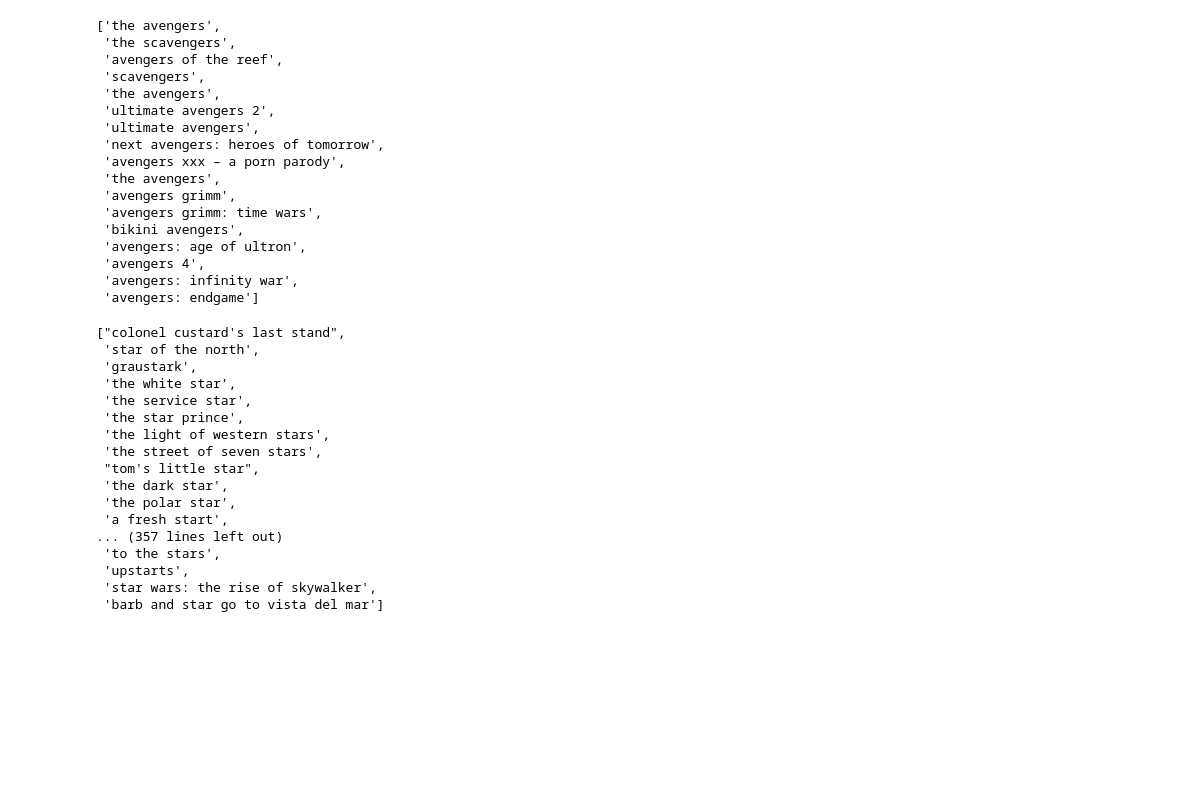
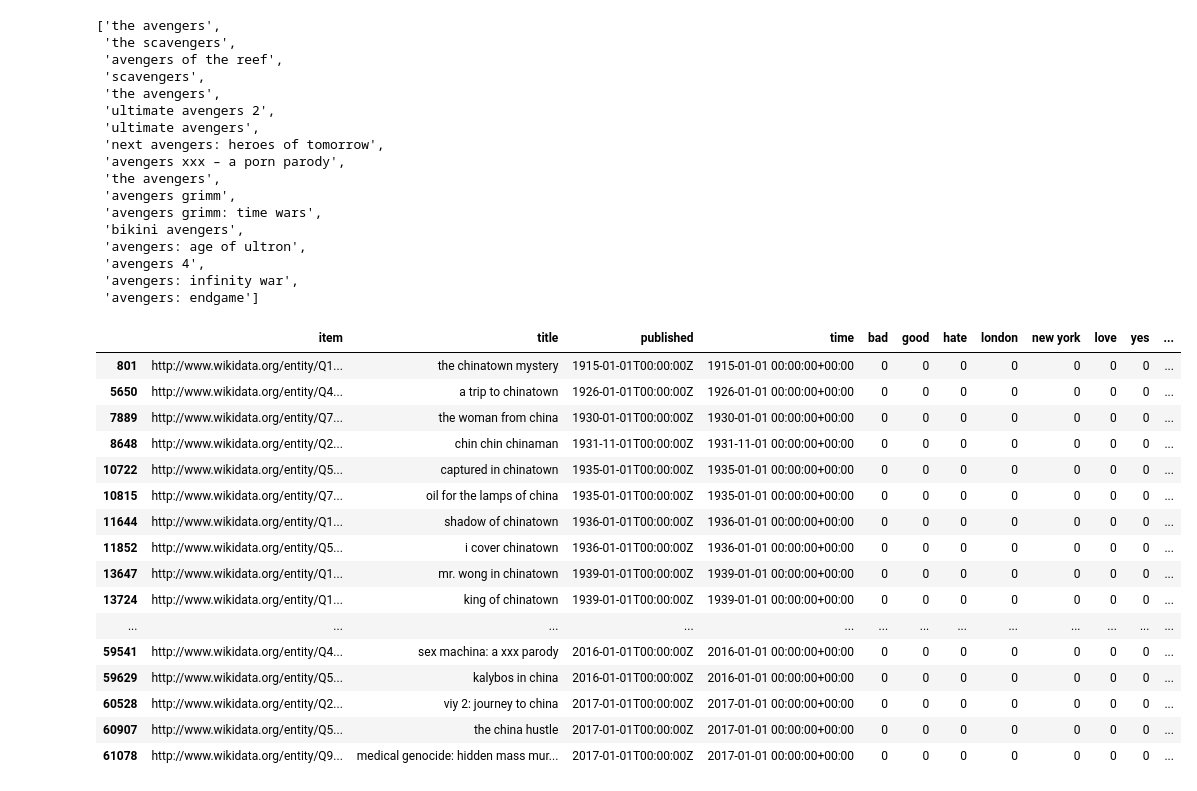
Before and after one commit to lisongx/film_title, a Jupyter notebook: src/data_cleaning.ipynb, the cells around one changed output. Drawn from its saved outputs; the diff is of its cells as text; code cells hidden in the pictures; blank space fills up the shorter version.

```diff
--- a/src/data_cleaning.ipynb
+++ b/src/data_cleaning.ipynb
@@ -366,23 +369,3 @@ len(day_list)
  'avengers 4',
  'avengers: infinity war',
  'avengers: endgame']
-# %%
-[title for title in df.title if 'star' in title]
-# %% [output]
-["colonel custard's last stand",
- 'star of the north',
- 'graustark',
- 'the white star',
- 'the service star',
- 'the star prince',
- 'the light of western stars',
- 'the street of seven stars',
- "tom's little star",
- 'the dark star',
- 'the polar star',
- 'a fresh start',
-... (357 lines left out)
- 'to the stars',
- 'upstarts',
- 'star wars: the rise of skywalker',
- 'barb and star go to vista del mar']
@@ -388,0 +388,20 @@ len(day_list)
+# %%
+df_word[df_word.china==1]
+# %% [output]
+|  | item | title | published | time | bad | good | hate | london | new york | love | yes | ... |
+| 801 | http://www.wikidata.org/entity/Q1... | the chinatown mystery | 1915-01-01T00:00:00Z | 1915-01-01 00:00:00+00:00 | 0 | 0 | 0 | 0 | 0 | 0 | 0 | ... |
+| 5650 | http://www.wikidata.org/entity/Q4... | a trip to chinatown | 1926-01-01T00:00:00Z | 1926-01-01 00:00:00+00:00 | 0 | 0 | 0 | 0 | 0 | 0 | 0 | ... |
+| 7889 | http://www.wikidata.org/entity/Q7... | the woman from china | 1930-01-01T00:00:00Z | 1930-01-01 00:00:00+00:00 | 0 | 0 | 0 | 0 | 0 | 0 | 0 | ... |
+| 8648 | http://www.wikidata.org/entity/Q2... | chin chin chinaman | 1931-11-01T00:00:00Z | 1931-11-01 00:00:00+00:00 | 0 | 0 | 0 | 0 | 0 | 0 | 0 | ... |
+| 10722 | http://www.wikidata.org/entity/Q5... | captured in chinatown | 1935-01-01T00:00:00Z | 1935-01-01 00:00:00+00:00 | 0 | 0 | 0 | 0 | 0 | 0 | 0 | ... |
+| 10815 | http://www.wikidata.org/entity/Q7... | oil for the lamps of china | 1935-01-01T00:00:00Z | 1935-01-01 00:00:00+00:00 | 0 | 0 | 0 | 0 | 0 | 0 | 0 | ... |
+| 11644 | http://www.wikidata.org/entity/Q1... | shadow of chinatown | 1936-01-01T00:00:00Z | 1936-01-01 00:00:00+00:00 | 0 | 0 | 0 | 0 | 0 | 0 | 0 | ... |
+| 11852 | http://www.wikidata.org/entity/Q5... | i cover chinatown | 1936-01-01T00:00:00Z | 1936-01-01 00:00:00+00:00 | 0 | 0 | 0 | 0 | 0 | 0 | 0 | ... |
+| 13647 | http://www.wikidata.org/entity/Q1... | mr. wong in chinatown | 1939-01-01T00:00:00Z | 1939-01-01 00:00:00+00:00 | 0 | 0 | 0 | 0 | 0 | 0 | 0 | ... |
+| 13724 | http://www.wikidata.org/entity/Q1... | king of chinatown | 1939-01-01T00:00:00Z | 1939-01-01 00:00:00+00:00 | 0 | 0 | 0 | 0 | 0 | 0 | 0 | ... |
+| ... | ... | ... | ... | ... | ... | ... | ... | ... | ... | ... | ... | ... |
+| 59541 | http://www.wikidata.org/entity/Q4... | sex machina: a xxx parody | 2016-01-01T00:00:00Z | 2016-01-01 00:00:00+00:00 | 0 | 0 | 0 | 0 | 0 | 0 | 0 | ... |
+| 59629 | http://www.wikidata.org/entity/Q5... | kalybos in china | 2016-01-01T00:00:00Z | 2016-01-01 00:00:00+00:00 | 0 | 0 | 0 | 0 | 0 | 0 | 0 | ... |
+| 60528 | http://www.wikidata.org/entity/Q2... | viy 2: journey to china | 2017-01-01T00:00:00Z | 2017-01-01 00:00:00+00:00 | 0 | 0 | 0 | 0 | 0 | 0 | 0 | ... |
+| 60907 | http://www.wikidata.org/entity/Q5... | the china hustle | 2017-01-01T00:00:00Z | 2017-01-01 00:00:00+00:00 | 0 | 0 | 0 | 0 | 0 | 0 | 0 | ... |
+| 61078 | http://www.wikidata.org/entity/Q9... | medical genocide: hidden mass mur... | 2017-01-01T00:00:00Z | 2017-01-01 00:00:00+00:00 | 0 | 0 | 0 | 0 | 0 | 0 | 0 | ... |
```
Also changed, not shown: parts of 8 cells of this notebook.
